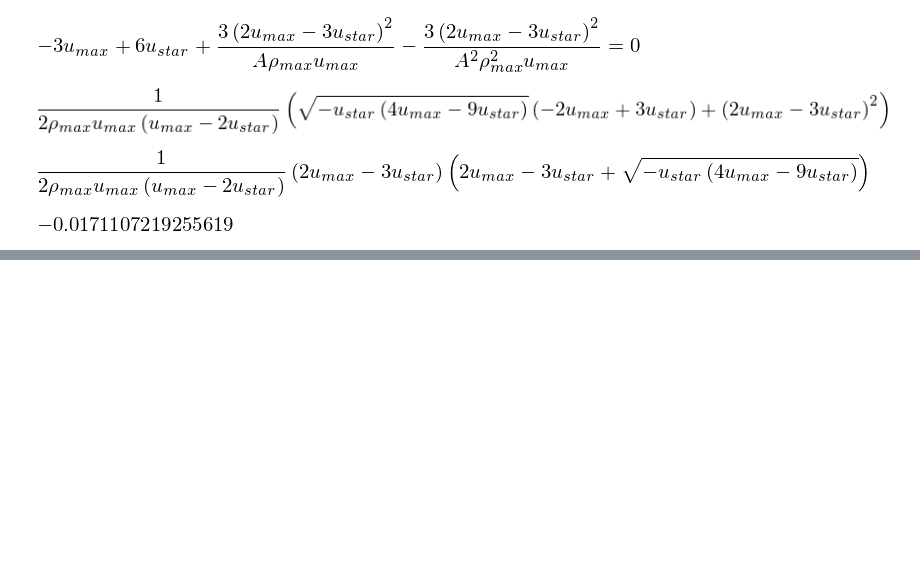
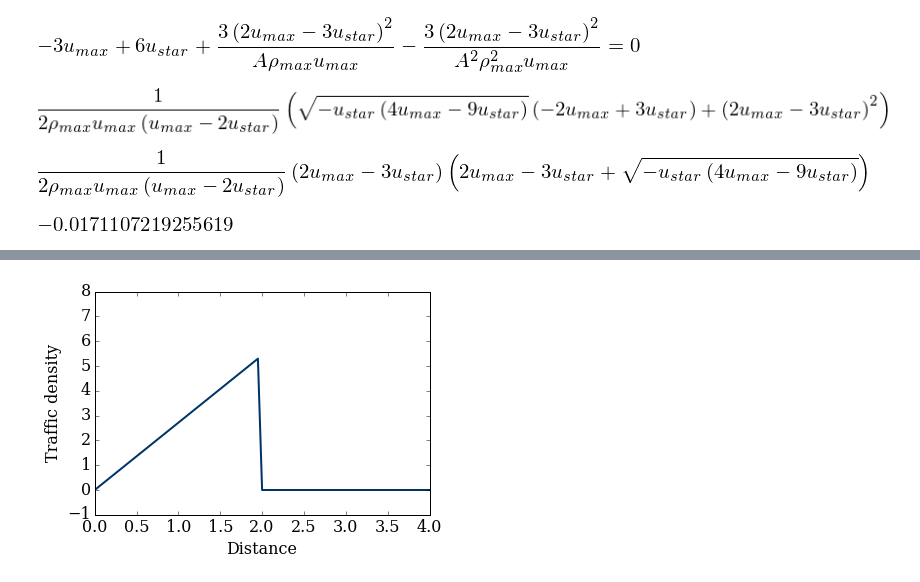
Before and after one commit to rambandaru/MAE6286, a Jupyter notebook: lessons/Riding_wave/Traffic_flow,revisted.ipynb, the cells around one changed output, grey strips where cells are left out. Drawn from its saved outputs; the diff is of its cells as text; code cells hidden in the pictures; blank space fills up the shorter version.

```diff
--- a/lessons/Riding_wave/Traffic_flow,revisted.ipynb
+++ b/lessons/Riding_wave/Traffic_flow,revisted.ipynb
@@ -76,0 +135,22 @@ aval_a
+# %%
+def ftbs(rho, nt, dt, dx, rho_max, u_max):
+
+    #initialize our results array with dimensions nt by nx
+    rho_n = numpy.zeros((nt,len(rho)))
+
+    #copy the initial u array into each row of our new array
+    rho_n[0,:] = rho.copy()
+
+    for t in range(1,nt):
+        F = computeF(u_max, rho, aval, bval)
+        rho_n[t,1:] = rho[1:] - dt/dx*(F[1:]-F[:-1])
+        rho_n[t,0] = rho[0]
+        rho_n[t,-1] = rho[-1]
+        rho = rho_n[t].copy()
+
+    return rho_n
+# %%
+sigma = 1.
+dt = sigma*dx/u_max
+
+rho_n = ftbs(rho_initial, nt, dt, dx, rho_max, u_max)
@@ -76,0 +160,14 @@ aval_a
+# %%
+fig = pyplot.figure();
+ax = pyplot.axes(xlim=(0,4),ylim=(-1,8),xlabel=('Distance'),ylabel=('Traffic density'));
+line, = ax.plot([],[],color='#003366', lw=2);
+
+def animate(data):
+    x = numpy.linspace(0,4,nx)
+    y = data
+    line.set_data(x,y)
+    return line,
+
+anim = animation.FuncAnimation(fig, animate, frames=rho_n, interval=50)
+# %% [output]
+[figure, added]
```
Also changed, not shown: parts of 16 cells of this notebook.
